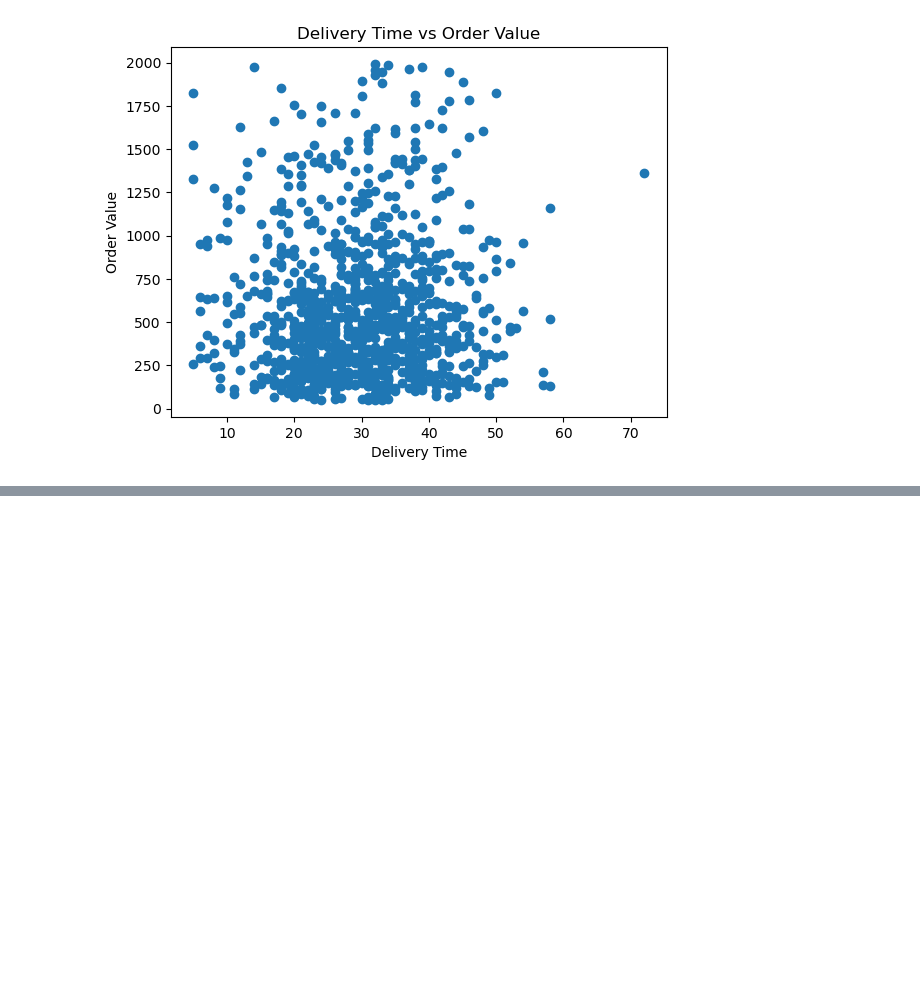
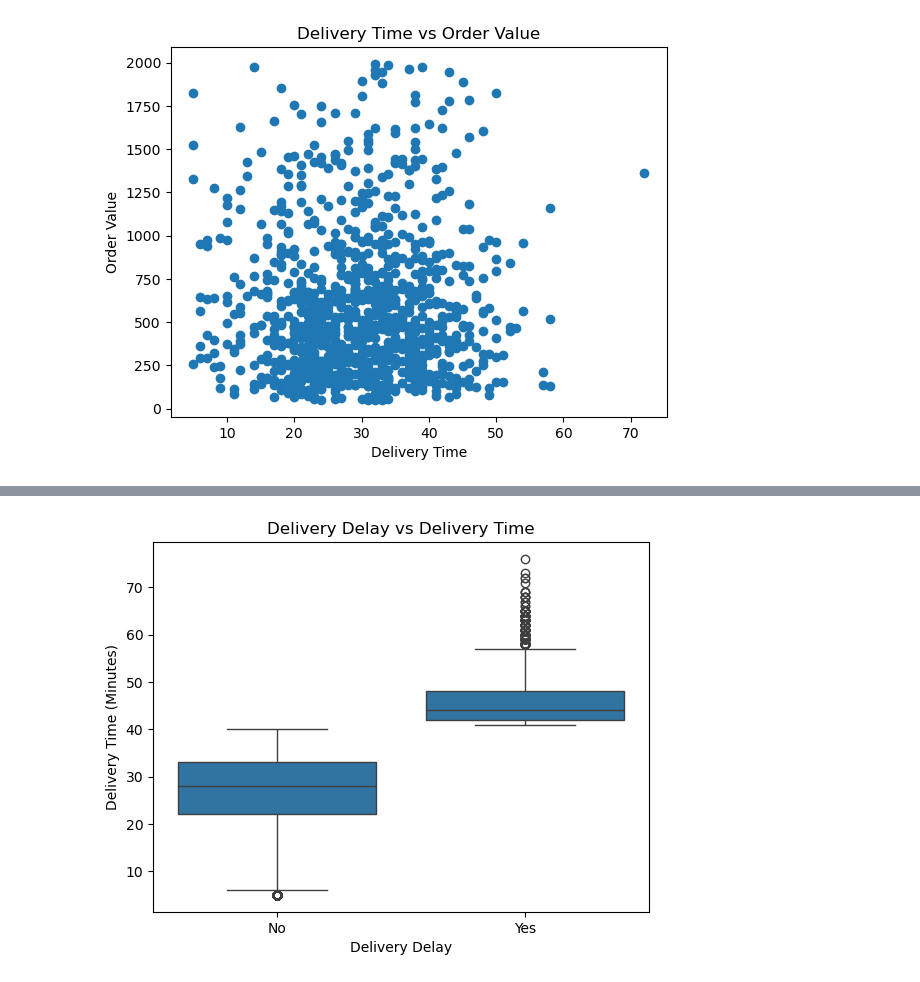
Before and after one commit to skiruthika648/ecommerce-delivery-analytics, a Jupyter notebook: ecommerce.ipynb, the cells around one changed output, grey strips where cells are left out. Saved outputs shown, nothing was run; the diff lists cells and outputs as text; code cells hidden in the pictures; blank space fills up the shorter version.

```diff
--- a/ecommerce.ipynb
+++ b/ecommerce.ipynb
@@ -552,0 +574,8 @@ plt.show()
+# %%
+# Delivery Delay Analysis:
+
+sns.boxplot(x='Delivery Delay', y='Delivery Time (Minutes)', data=df)
+plt.title('Delivery Delay vs Delivery Time')
+plt.show()
+# %% [output]
+[figure, added]
```
Also changed, not shown: parts of 3 cells of this notebook.
